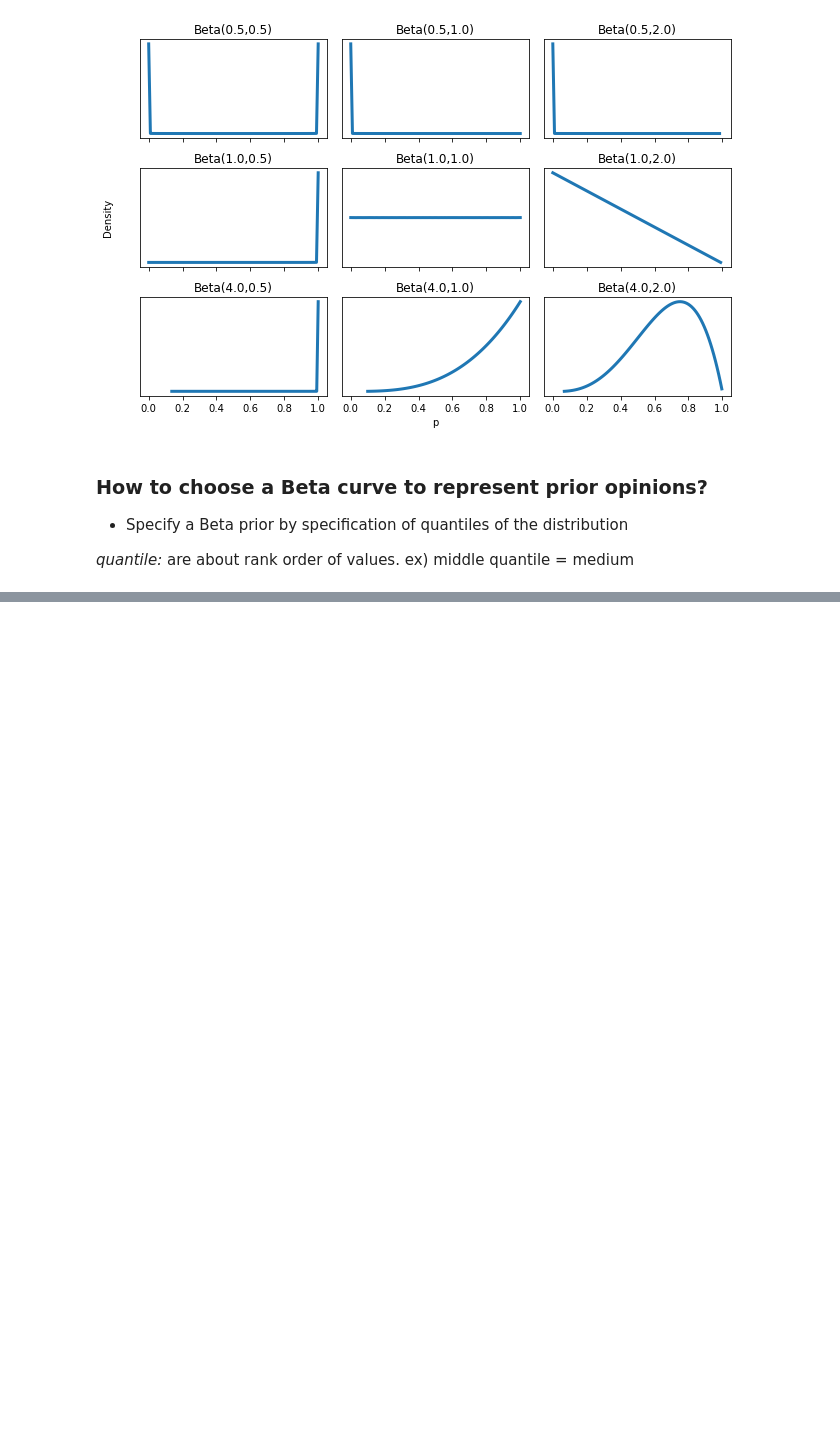
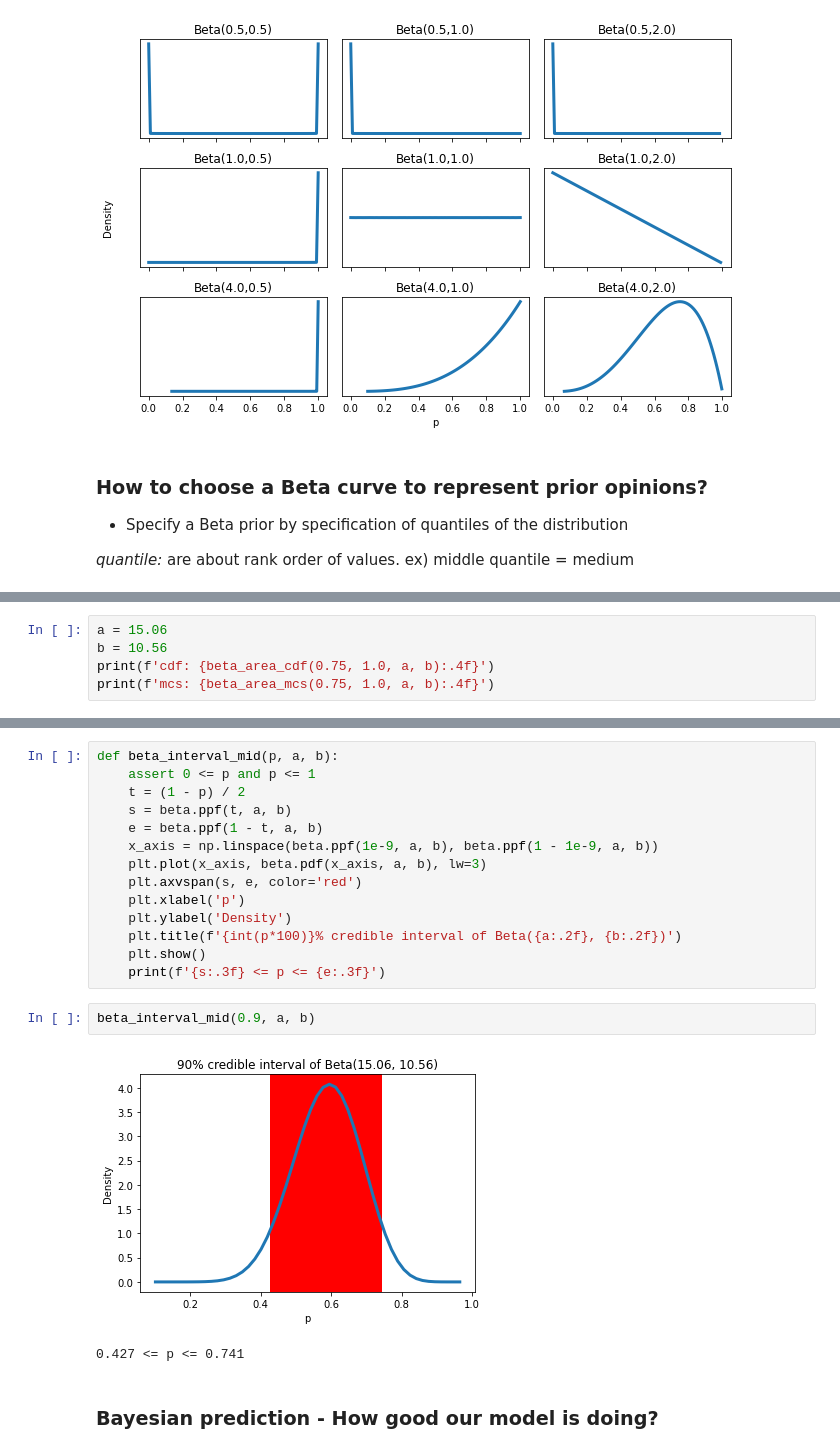
Before and after one commit to alanskye/Bayesian-Statistics, a Jupyter notebook: Lectures/Bayesian_Inference_for_a_Proportion.ipynb, the cells around one changed output, grey strips where cells are left out. Drawn from its saved outputs; the diff is of its cells as text; blank space fills up the shorter version.

```diff
--- a/Lectures/Bayesian_Inference_for_a_Proportion.ipynb
+++ b/Lectures/Bayesian_Inference_for_a_Proportion.ipynb
@@ -205,0 +259,5 @@ draw_beta(1, 1)
+# %%
+a = 15.06
+b = 10.56
+print(f'cdf: {beta_area_cdf(0.75, 1.0, a, b):.4f}')
+print(f'mcs: {beta_area_mcs(0.75, 1.0, a, b):.4f}')
@@ -205,0 +273,21 @@ draw_beta(1, 1)
+# %%
+def beta_interval_mid(p, a, b):
+    assert 0 <= p and p <= 1
+    t = (1 - p) / 2
+    s = beta.ppf(t, a, b)
+    e = beta.ppf(1 - t, a, b)
+    x_axis = np.linspace(beta.ppf(1e-9, a, b), beta.ppf(1 - 1e-9, a, b))
+    plt.plot(x_axis, beta.pdf(x_axis, a, b), lw=3)
+    plt.axvspan(s, e, color='red')
+    plt.xlabel('p')
+    plt.ylabel('Density')
+    plt.title(f'{int(p*100)}% credible interval of Beta({a:.2f}, {b:.2f})')
+    plt.show()
+    print(f'{s:.3f} <= p <= {e:.3f}')
+# %%
+beta_interval_mid(0.9, a, b)
+# %% [output]
+[figure, added]
+0.427 <= p <= 0.741
+# %% [markdown]
+### Bayesian prediction - How good our model is doing?
```
Also changed, not shown: parts of 10 cells of this notebook.
